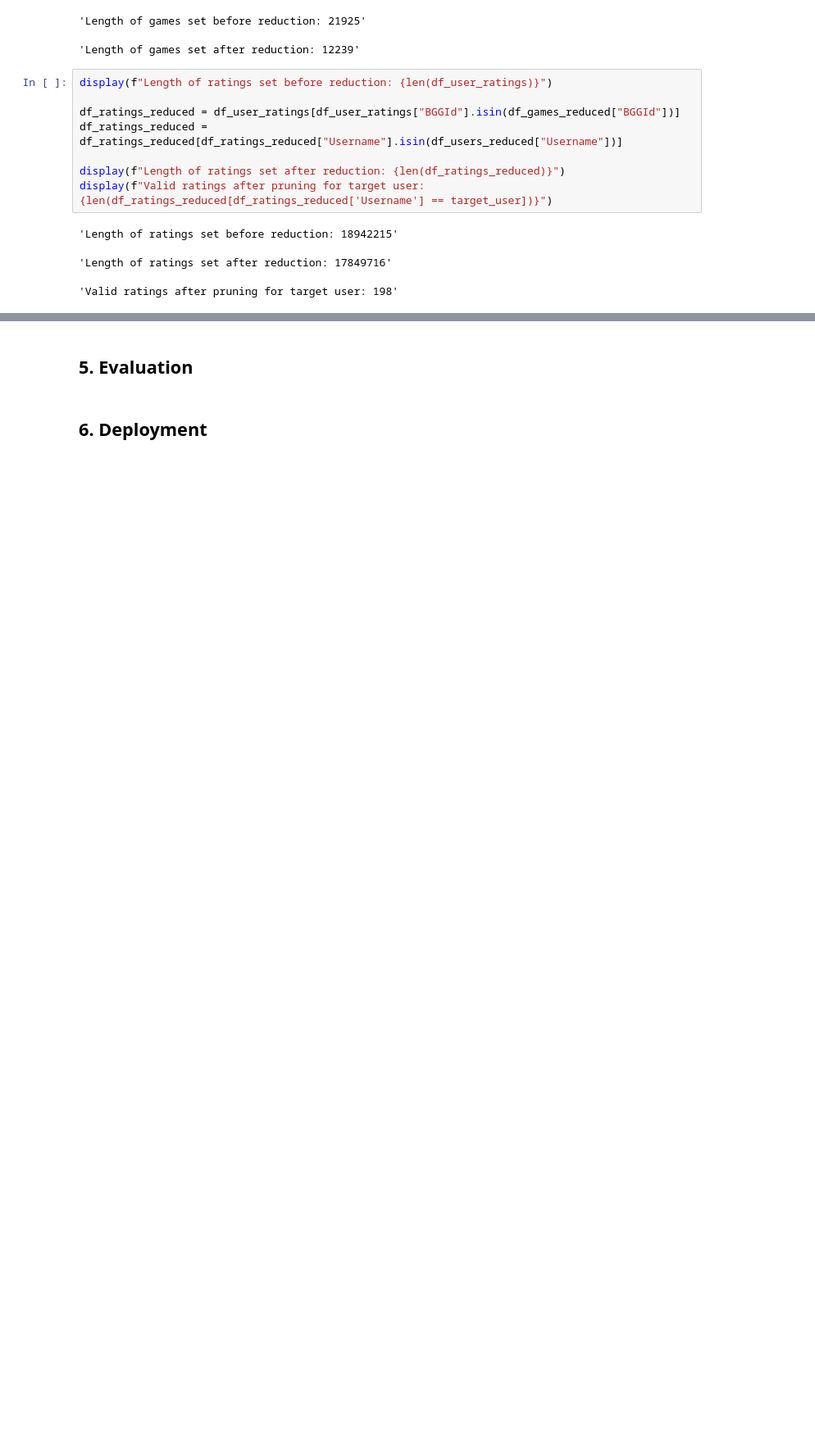
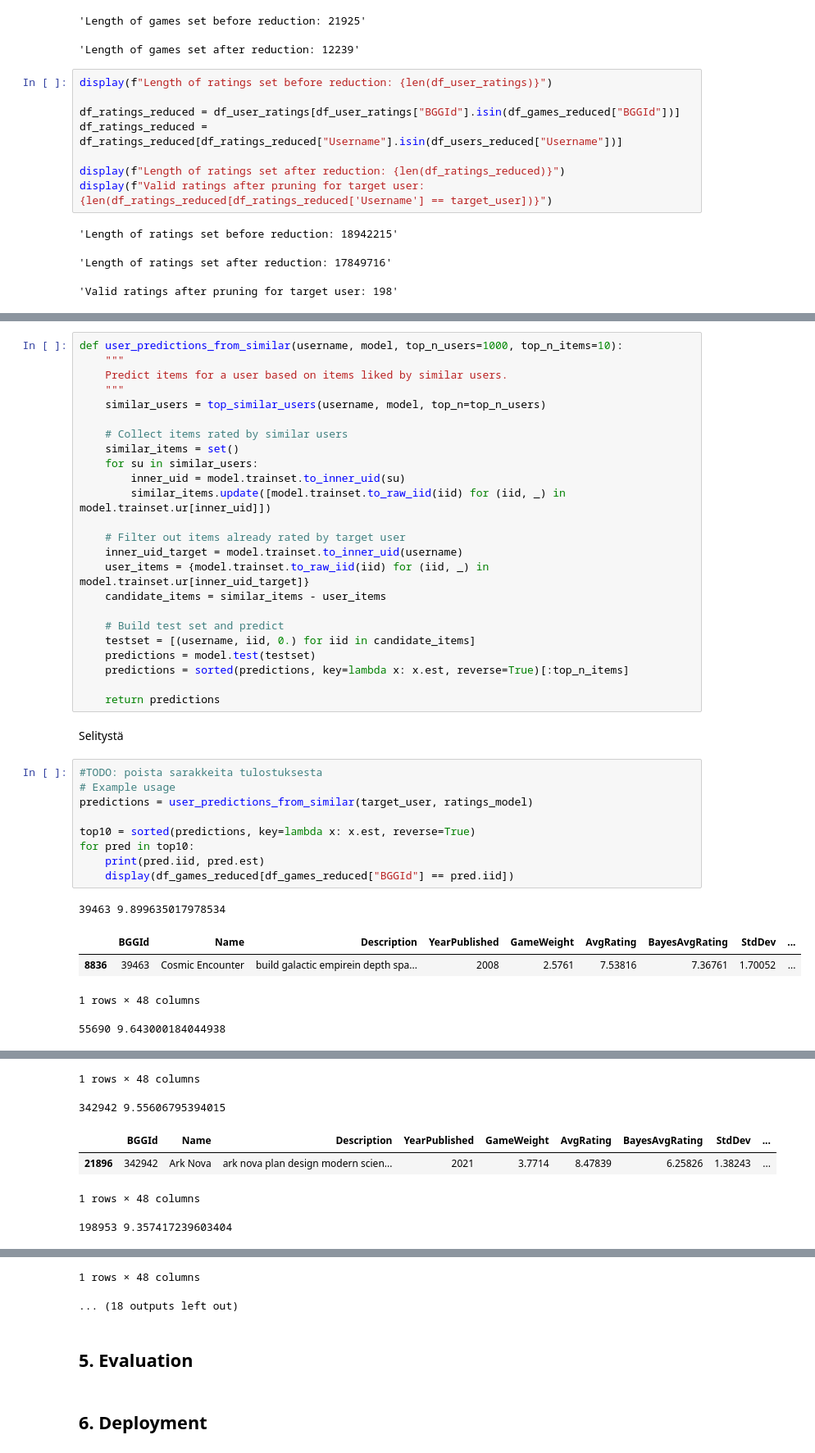
Before and after one commit to VilleSchulz/Machine-learning, a Jupyter notebook: Projekti/boardgamerecommender.ipynb, the cells around one changed output, grey strips where cells are left out. Shown at 82% size. Saved outputs shown, nothing was run; the diff lists cells and outputs as text; blank space fills up the shorter version.

```diff
--- a/Projekti/boardgamerecommender.ipynb
+++ b/Projekti/boardgamerecommender.ipynb
@@ -446,0 +354,41 @@ def get_top_n(predictions, n=10):
+# %%
+def user_predictions_from_similar(username, model, top_n_users=1000, top_n_items=10):
+    """
+    Predict items for a user based on items liked by similar users.
+    """
+    similar_users = top_similar_users(username, model, top_n=top_n_users)
+
+    # Collect items rated by similar users
+    similar_items = set()
+    for su in similar_users:
+        inner_uid = model.trainset.to_inner_uid(su)
+        similar_items.update([model.trainset.to_raw_iid(iid) for (iid, _) in model.trainset.ur[inner_uid]])
+
+    # Filter out items already rated by target user
+    inner_uid_target = model.trainset.to_inner_uid(username)
+    user_items = {model.trainset.to_raw_iid(iid) for (iid, _) in model.trainset.ur[inner_uid_target]}
+    candidate_items = similar_items - user_items
+
+    # Build test set and predict
+    testset = [(username, iid, 0.) for iid in candidate_items]
+    predictions = model.test(testset)
+    predictions = sorted(predictions, key=lambda x: x.est, reverse=True)[:top_n_items]
+
+    return predictions
+# %% [markdown]
+Selitystä
+# %%
+#TODO: poista sarakkeita tulostuksesta
+# Example usage
+predictions = user_predictions_from_similar(target_user, ratings_model)
+
+top10 = sorted(predictions, key=lambda x: x.est, reverse=True)
+for pred in top10:
+    print(pred.iid, pred.est)
+    display(df_games_reduced[df_games_reduced["BGGId"] == pred.iid])
+# %% [output]
+39463 9.899635017978534
+|  | BGGId | Name | Description | YearPublished | GameWeight | AvgRating | BayesAvgRating | StdDev | ... |
+| 8836 | 39463 | Cosmic Encounter | build galactic empirein depth spa... | 2008 | 2.5761 | 7.53816 | 7.36761 | 1.70052 | ... |
+1 rows × 48 columns
+55690 9.643000184044938
@@ -446,0 +397,6 @@ def get_top_n(predictions, n=10):
+1 rows × 48 columns
+342942 9.55606795394015
+|  | BGGId | Name | Description | YearPublished | GameWeight | AvgRating | BayesAvgRating | StdDev | ... |
+| 21896 | 342942 | Ark Nova | ark nova plan design modern scien... | 2021 | 3.7714 | 8.47839 | 6.25826 | 1.38243 | ... |
+1 rows × 48 columns
+198953 9.357417239603404
@@ -447,3 +405,5 @@ def get_top_n(predictions, n=10):
+1 rows × 48 columns
+... (18 outputs left out)
 # %% [markdown]
 ## 5. Evaluation
 # %% [markdown]
```
Also changed, not shown: parts of 25 cells of this notebook.
